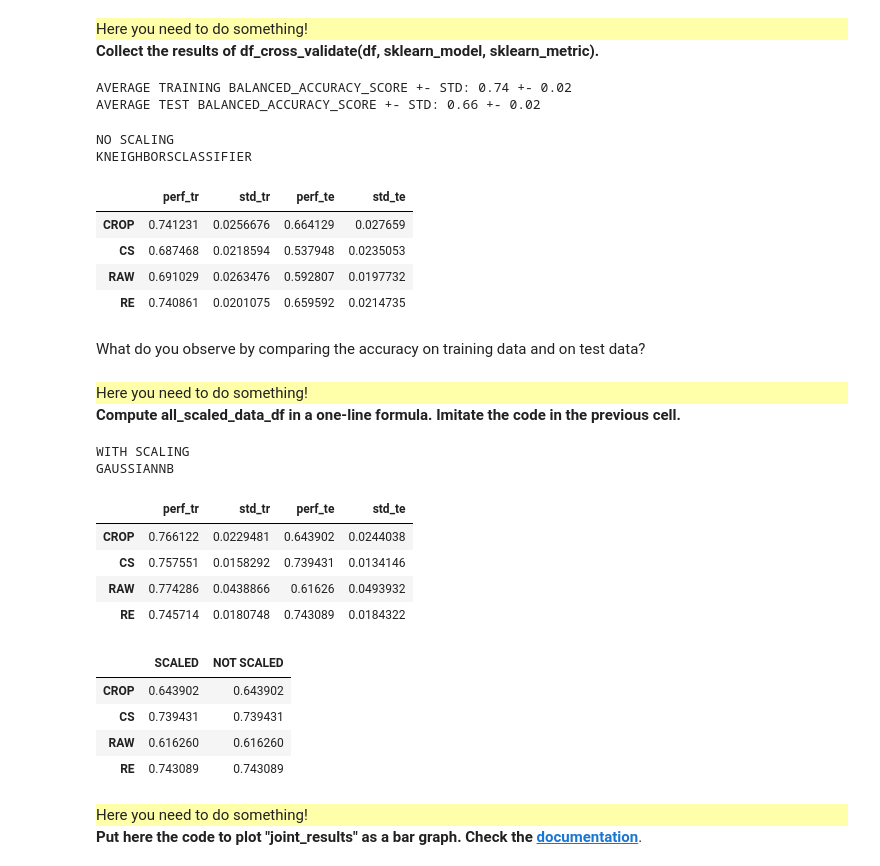
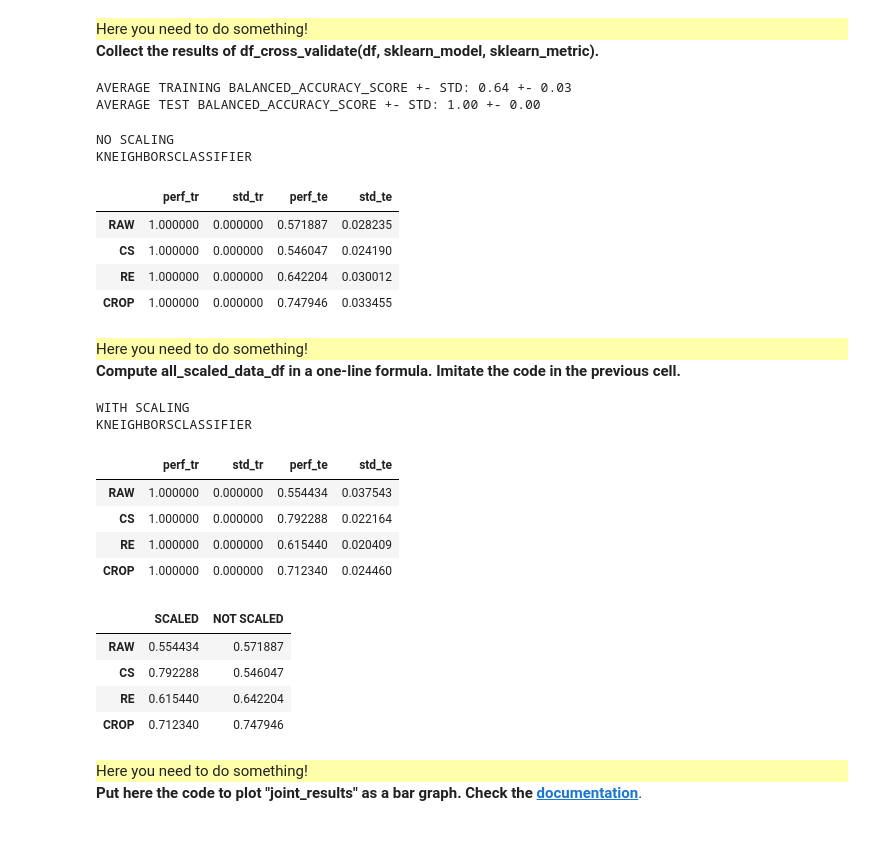
Before and after one commit to ziqianPeng/info232, a Jupyter notebook: TP2/TP2.ipynb, the cells around one changed output. Drawn from its saved outputs; the diff is of its cells as text; code cells hidden in the pictures; blank space fills up the shorter version.

```diff
--- a/TP2/TP2.ipynb
+++ b/TP2/TP2.ipynb
@@ -122,7 +122,7 @@ redness,elongation,fruit
 </div>
 <b>Read file RE_data.csv as a dataframe and call it "df".</b>
 # %%
-data = pd.read_csv(data_list[-1])
+data = pd.read_csv(data_list[2])
 df = pd.DataFrame(data, columns = ['redness', 'elongation', 'fruit']) # REPLACE THIS
 df.head().style.background_gradient(cmap='Blues')
 # %% [output]
@@ -268,9 +225,12 @@ Test your function with the same dataframe as in the previous questions and use
 # Replace by your own code:
 def standardize_df(df):
     '''Standardize all the columns except the last one (target values).'''
-    df_scaled = df.copy() #copier par valeur. si on ne met pas .copy() df va etre modifié !!!
+
     # REPLACE THIS
-    df_scaled.iloc[:,:-1] = (df_scaled.iloc[:,:-1]-df_scaled.iloc[:,:-1].mean())/df_scaled.iloc[:,:-1].std()
+    #df_scaled = df.copy() #copier par valeur. si on ne met pas .copy() df va etre modifié !!!
+    #df_scaled.iloc[:,:-1] = (df_scaled.iloc[:,:-1]-df_scaled.iloc[:,:-1].mean())/df_scaled.iloc[:,:-1].std()
+    df_scaled = (df-df.mean())/df.std()
+    df_scaled.iloc[:,-1] = df.iloc[:,-1]
     return df_scaled
 
 df_scaled2 = standardize_df(df)
@@ -333,7 +293,8 @@ Try to reason why this might be.
 # %%
 from sklearn.neighbors import KNeighborsClassifier  # Replace that by nearest neighbors
 from sklearn.metrics import balanced_accuracy_score as sklearn_metric # Replace that by balanced accuracy
-sklearn_model = KNeighborsClassifier() # Replace by ONE nearest neighbor
+sklearn_model = KNeighborsClassifier(n_neighbors=1) # Replace by ONE nearest neighbor
+#il faut mettre n_neighbors=1 !!!
 # %%
 df_cross_validate(df, sklearn_model, sklearn_metric)
 # %% [output]
@@ -350,14 +308,14 @@ df_cross_validate(df, sklearn_model, sklearn_metric)
 ??df_cross_validate
 # %%
 
-p_tr, s_tr, p_te, s_te  = df_cross_validate(df, sklearn_model, sklearn_metric) # REPLACE THIS!
+p_te, s_te, p_tr, s_tr  = df_cross_validate(df, sklearn_model, sklearn_metric) # REPLACE THIS!
 
 metric_name = sklearn_metric.__name__.upper()
 print("AVERAGE TRAINING {0:s} +- STD: {1:.2f} +- {2:.2f}".format(metric_name, p_tr, s_tr))
 print("AVERAGE TEST {0:s} +- STD: {1:.2f} +- {2:.2f}".format(metric_name, p_te, s_te))
 # %% [output]
-AVERAGE TRAINING BALANCED_ACCURACY_SCORE +- STD: 0.74 +- 0.02
-AVERAGE TEST BALANCED_ACCURACY_SCORE +- STD: 0.66 +- 0.02
+AVERAGE TRAINING BALANCED_ACCURACY_SCORE +- STD: 0.64 +- 0.03
+AVERAGE TEST BALANCED_ACCURACY_SCORE +- STD: 1.00 +- 0.00
 # %%
 # We give you this code, read it and try to understand it
 data_name = [os.path.basename(file)[:-9] for file in data_list] #['CROP', 'CS', 'RAW', 'RE']
@@ -369,31 +327,29 @@ result_noscaling.style.background_gradient(cmap='Blues')
 NO SCALING
 KNEIGHBORSCLASSIFIER
 |  | perf_tr | std_tr | perf_te | std_te |
-| CROP | 0.741231 | 0.0256676 | 0.664129 | 0.027659 |
-| CS | 0.687468 | 0.0218594 | 0.537948 | 0.0235053 |
-| RAW | 0.691029 | 0.0263476 | 0.592807 | 0.0197732 |
-| RE | 0.740861 | 0.0201075 | 0.659592 | 0.0214735 |
+| RAW | 1.000000 | 0.000000 | 0.571887 | 0.028235 |
+| CS | 1.000000 | 0.000000 | 0.546047 | 0.024190 |
+| RE | 1.000000 | 0.000000 | 0.642204 | 0.030012 |
+| CROP | 1.000000 | 0.000000 | 0.747946 | 0.033455 |
-# %% [markdown]
-What do you observe by comparing the accuracy on training data and on test data?
 # %% [markdown]
 <div style="background:#FFFFAA">
     Here you need to do something!
 </div>
 <b>Compute all_scaled_data_df in a one-line formula. Imitate the code in the previous cell.</b>
 # %%
-all_scaled_data_df = all_data_df # CHANGE THIS!
+all_scaled_data_df = [ standardize_df(val) for val in all_data_df] # CHANGE THIS!
 
 print('WITH SCALING')
 result_scaling = systematic_data_experiment(data_name, all_scaled_data_df, sklearn_model, sklearn_metric)
 result_scaling.style.background_gradient(cmap='Blues')
 # %% [output]
 WITH SCALING
-GAUSSIANNB
+KNEIGHBORSCLASSIFIER
 |  | perf_tr | std_tr | perf_te | std_te |
-| CROP | 0.766122 | 0.0229481 | 0.643902 | 0.0244038 |
-| CS | 0.757551 | 0.0158292 | 0.739431 | 0.0134146 |
-| RAW | 0.774286 | 0.0438866 | 0.61626 | 0.0493932 |
-| RE | 0.745714 | 0.0180748 | 0.743089 | 0.0184322 |
+| RAW | 1.000000 | 0.000000 | 0.554434 | 0.037543 |
+| CS | 1.000000 | 0.000000 | 0.792288 | 0.022164 |
+| RE | 1.000000 | 0.000000 | 0.615440 | 0.020409 |
+| CROP | 1.000000 | 0.000000 | 0.712340 | 0.024460 |
 # %%
 # This is how to collect the test results in a single dataframe
 joint_results = pd.DataFrame()
@@ -402,10 +358,10 @@ joint_results['NOT SCALED'] = result_noscaling.perf_te
 joint_results
 # %% [output]
 |  | SCALED | NOT SCALED |
-| CROP | 0.643902 | 0.643902 |
-| CS | 0.739431 | 0.739431 |
-| RAW | 0.616260 | 0.616260 |
-| RE | 0.743089 | 0.743089 |
+| RAW | 0.554434 | 0.571887 |
+| CS | 0.792288 | 0.546047 |
+| RE | 0.615440 | 0.642204 |
+| CROP | 0.712340 | 0.747946 |
 # %% [markdown]
 <div style="background:#FFFFAA">
     Here you need to do something!
```
Also changed, not shown: parts of 30 cells of this notebook.
